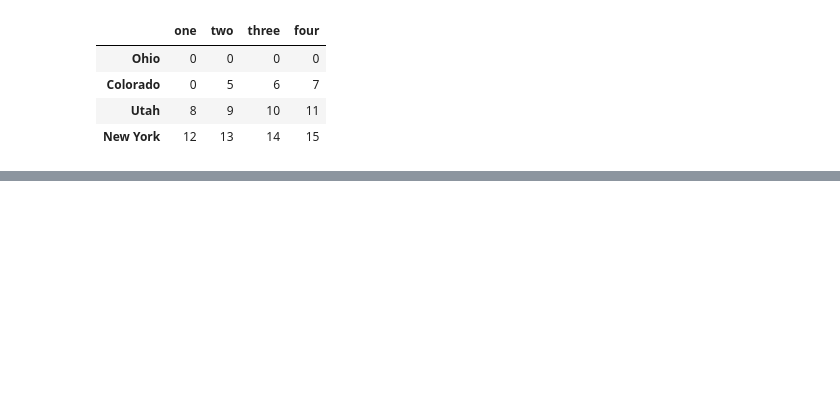
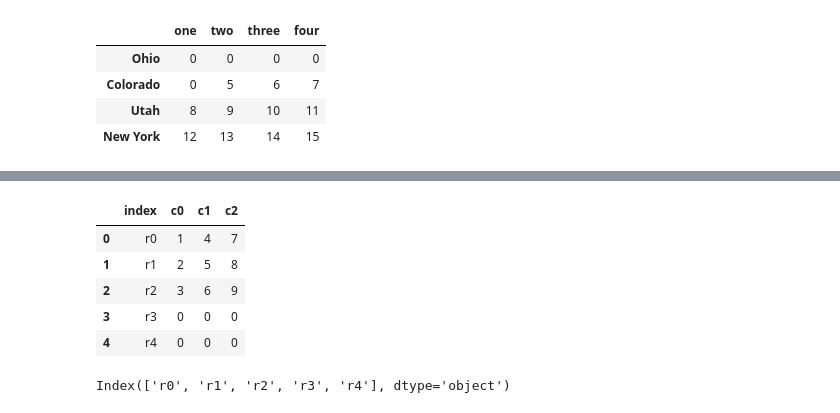
Before and after one commit to s2ul2/pandas_study, a Jupyter notebook: pandas_part1.ipynb, the cells around one changed output, grey strips where cells are left out. Cells and saved outputs as stored; diff of their text form; code cells hidden in the pictures; blank space fills up the shorter version.

```diff
--- a/pandas_part1.ipynb
+++ b/pandas_part1.ipynb
@@ -146,0 +436,11 @@ NameError: name 'rnge' is not defined
+# %%
+dict_data = {'c0' : [1, 2, 3], 'c1' : [4, 5, 6], 'c2' : [7, 8, 9]}
+df = pd.DataFrame(dict_data, index = ['r0', 'r1', 'r2'])
+print(df)
+# 행 인덱스 재배열
+new_index = ['r0', 'r1', 'r2', 'r3', 'r4']
+df2 = df.reindex(new_index)
+print(df2) # 기존 df에 존재하지 않은 행 인덱스가 새로 추가될 경우 그 값은 NaN값이 입력됨.
+# 따라서 만일 유효한 값으로 채우려면 fill_value옵션을 이용한다.
+df3 = df.reindex(new_index, fill_value = 0)
+print(df3)
@@ -146,0 +464,14 @@ NameError: name 'rnge' is not defined
+# %%
+# 행 인덱스 초기화
+df3.reset_index()
+# %% [output]
+|  | index | c0 | c1 | c2 |
+| 0 | r0 | 1 | 4 | 7 |
+| 1 | r1 | 2 | 5 | 8 |
+| 2 | r2 | 3 | 6 | 9 |
+| 3 | r3 | 0 | 0 | 0 |
+| 4 | r4 | 0 | 0 | 0 |
+# %%
+df3.index
+# %% [output]
+Index(['r0', 'r1', 'r2', 'r3', 'r4'], dtype='object')
```
Also changed, not shown: parts of 61 cells of this notebook.
